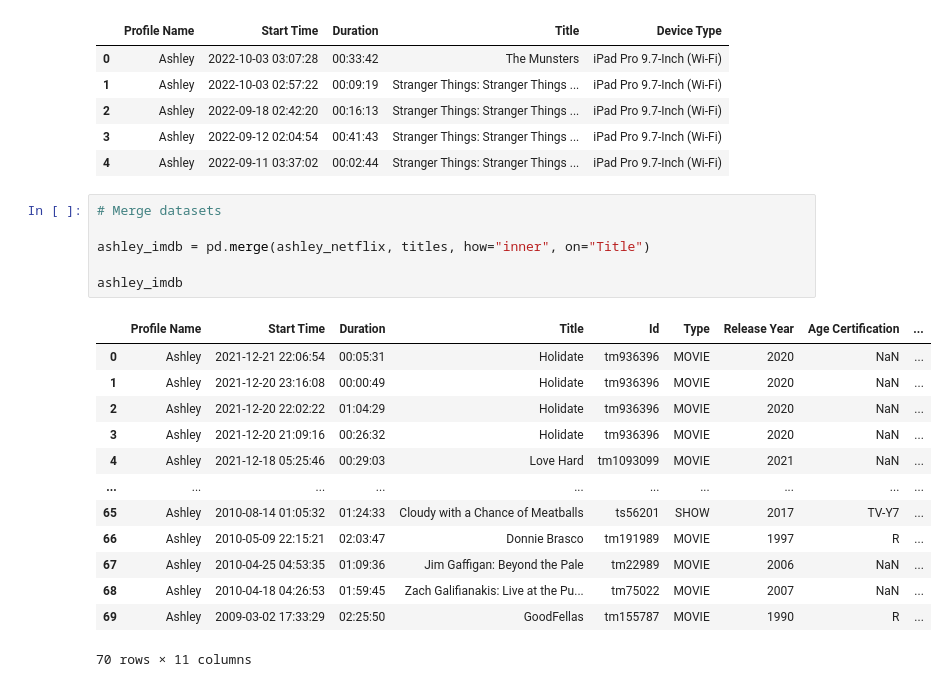
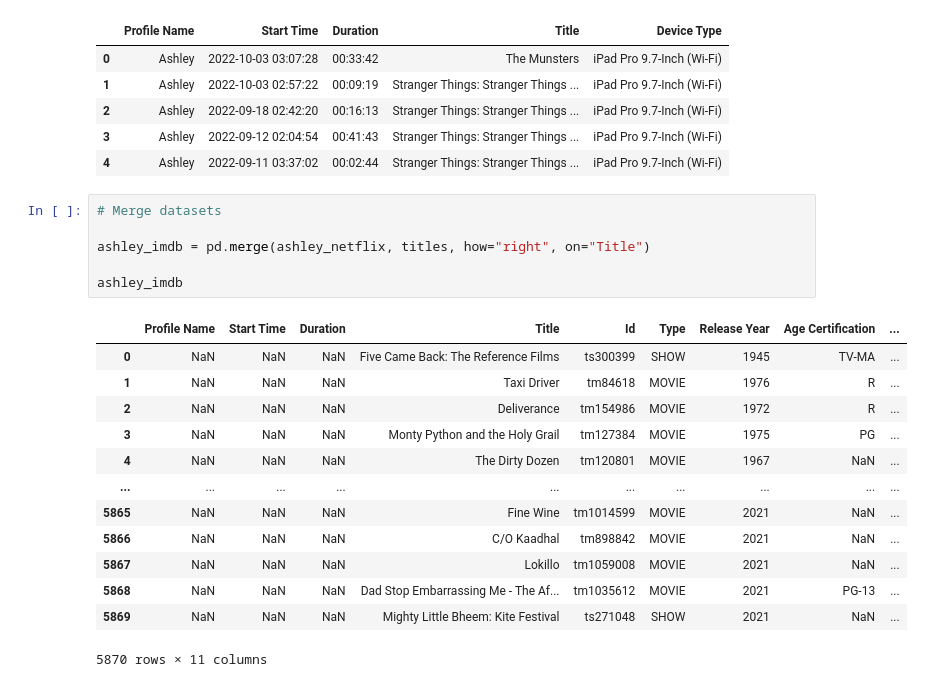
Before and after one commit to istarlet/netflix_viewing_habits, a Jupyter notebook: netflix.ipynb, the cells around one changed output. Cells and saved outputs as stored; diff of their text form.

```diff
--- a/netflix.ipynb
+++ b/netflix.ipynb
@@ -221,20 +221,20 @@ ashley_netflix.iloc[:5]
 # %%
 # Merge datasets
 
-ashley_imdb = pd.merge(ashley_netflix, titles, how="inner", on="Title")
+ashley_imdb = pd.merge(ashley_netflix, titles, how="right", on="Title")
 
 ashley_imdb
 # %% [output]
 |  | Profile Name | Start Time | Duration | Title | Id | Type | Release Year | Age Certification | ... |
-| 0 | Ashley | 2021-12-21 22:06:54 | 00:05:31 | Holidate | tm936396 | MOVIE | 2020 | NaN | ... |
-| 1 | Ashley | 2021-12-20 23:16:08 | 00:00:49 | Holidate | tm936396 | MOVIE | 2020 | NaN | ... |
-| 2 | Ashley | 2021-12-20 22:02:22 | 01:04:29 | Holidate | tm936396 | MOVIE | 2020 | NaN | ... |
-| 3 | Ashley | 2021-12-20 21:09:16 | 00:26:32 | Holidate | tm936396 | MOVIE | 2020 | NaN | ... |
-| 4 | Ashley | 2021-12-18 05:25:46 | 00:29:03 | Love Hard | tm1093099 | MOVIE | 2021 | NaN | ... |
+| 0 | NaN | NaN | NaN | Five Came Back: The Reference Films | ts300399 | SHOW | 1945 | TV-MA | ... |
+| 1 | NaN | NaN | NaN | Taxi Driver | tm84618 | MOVIE | 1976 | R | ... |
+| 2 | NaN | NaN | NaN | Deliverance | tm154986 | MOVIE | 1972 | R | ... |
+| 3 | NaN | NaN | NaN | Monty Python and the Holy Grail | tm127384 | MOVIE | 1975 | PG | ... |
+| 4 | NaN | NaN | NaN | The Dirty Dozen | tm120801 | MOVIE | 1967 | NaN | ... |
 | ... | ... | ... | ... | ... | ... | ... | ... | ... | ... |
-| 65 | Ashley | 2010-08-14 01:05:32 | 01:24:33 | Cloudy with a Chance of Meatballs | ts56201 | SHOW | 2017 | TV-Y7 | ... |
-| 66 | Ashley | 2010-05-09 22:15:21 | 02:03:47 | Donnie Brasco | tm191989 | MOVIE | 1997 | R | ... |
-| 67 | Ashley | 2010-04-25 04:53:35 | 01:09:36 | Jim Gaffigan: Beyond the Pale | tm22989 | MOVIE | 2006 | NaN | ... |
-| 68 | Ashley | 2010-04-18 04:26:53 | 01:59:45 | Zach Galifianakis: Live at the Pu... | tm75022 | MOVIE | 2007 | NaN | ... |
-| 69 | Ashley | 2009-03-02 17:33:29 | 02:25:50 | GoodFellas | tm155787 | MOVIE | 1990 | R | ... |
+| 5865 | NaN | NaN | NaN | Fine Wine | tm1014599 | MOVIE | 2021 | NaN | ... |
+| 5866 | NaN | NaN | NaN | C/O Kaadhal | tm898842 | MOVIE | 2021 | NaN | ... |
+| 5867 | NaN | NaN | NaN | Lokillo | tm1059008 | MOVIE | 2021 | NaN | ... |
+| 5868 | NaN | NaN | NaN | Dad Stop Embarrassing Me - The Af... | tm1035612 | MOVIE | 2021 | PG-13 | ... |
+| 5869 | NaN | NaN | NaN | Mighty Little Bheem: Kite Festival | ts271048 | SHOW | 2021 | NaN | ... |
-70 rows × 11 columns
+5870 rows × 11 columns
```
